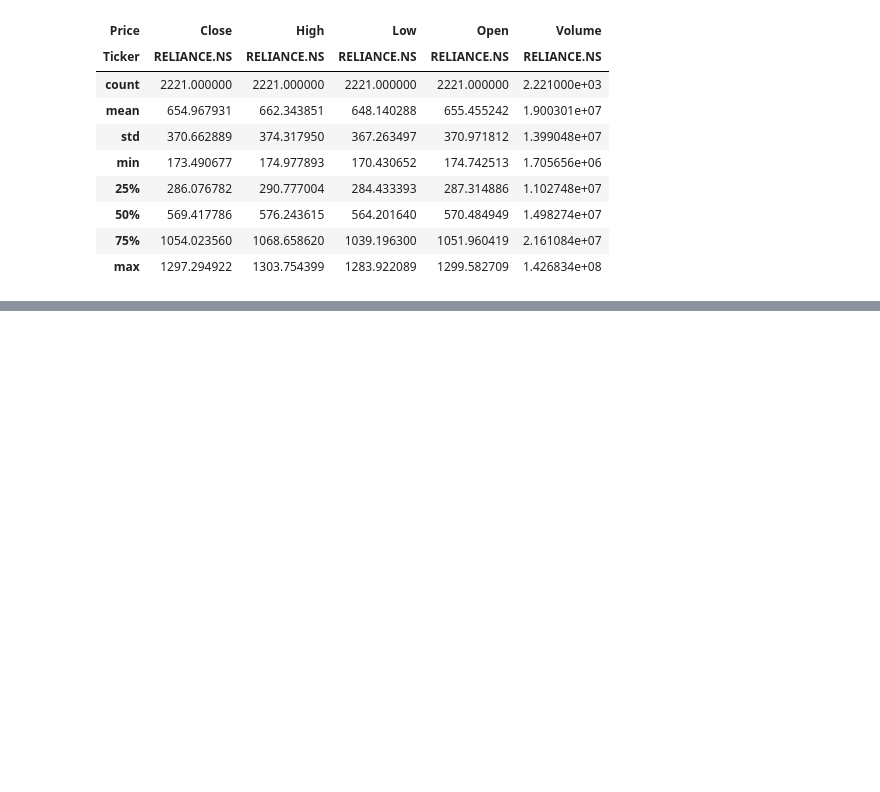
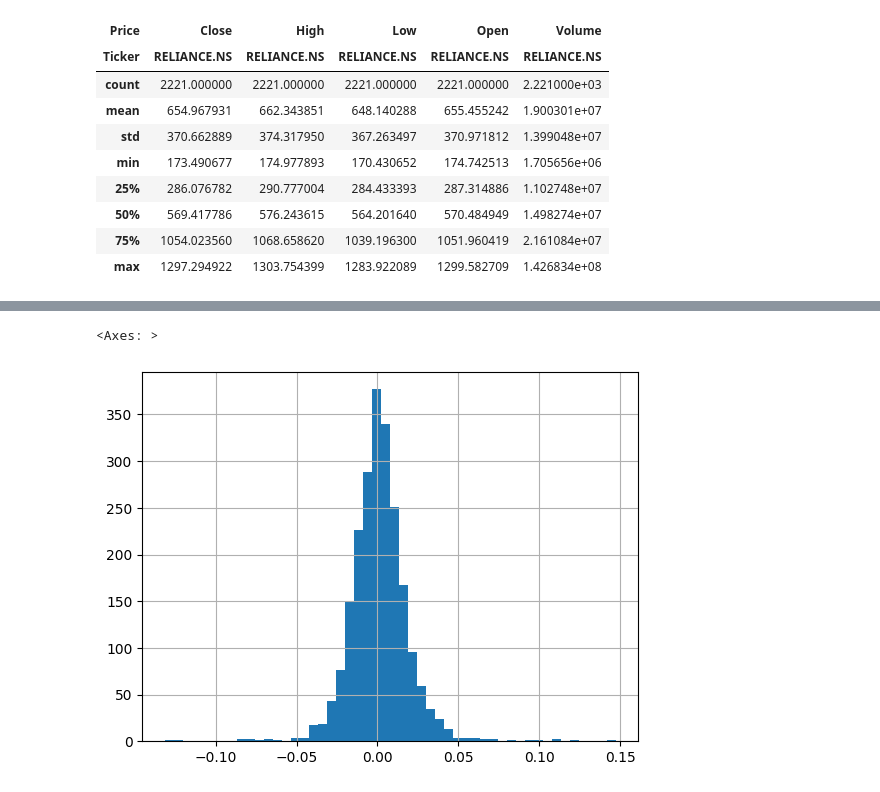
Before and after one commit to BinaryWhizz/Machine-Learning, a Jupyter notebook: Machine Learning 03/01.ipynb, the cells around one changed output, grey strips where cells are left out. Cells and saved outputs as stored; diff of their text form; code cells hidden in the pictures; blank space fills up the shorter version.

```diff
--- a/Machine Learning 03/01.ipynb
+++ b/Machine Learning 03/01.ipynb
@@ -45,0 +68,8 @@ df.describe()
+# %%
+# Returns distribution
+
+df['Return'] = df['Close'].pct_change()
+df['Return'].hist(bins=50)
+# %% [output]
+<Axes: >
+[figure, added]
```
Also changed, not shown: parts of 20 cells of this notebook, 1 other file.
